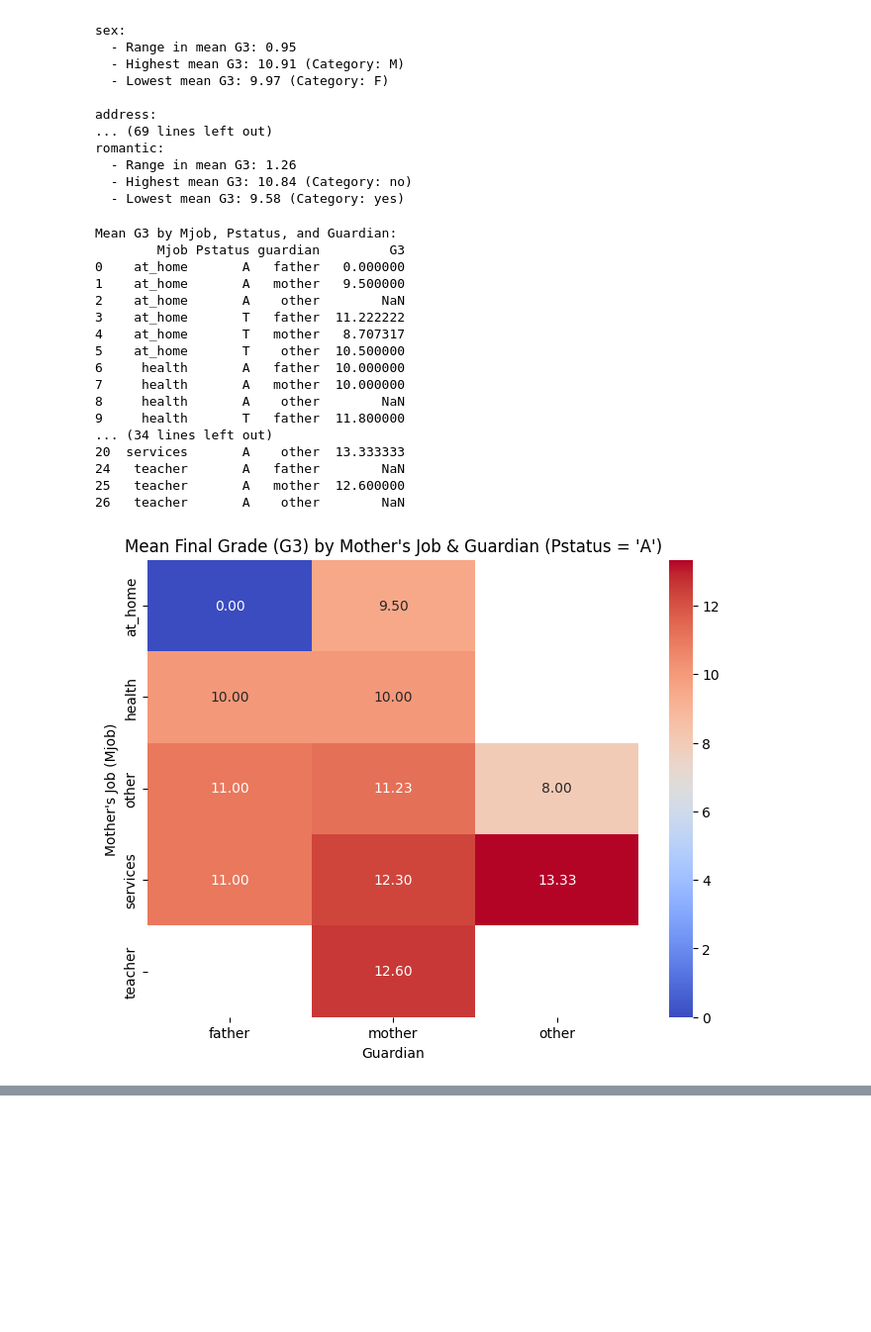
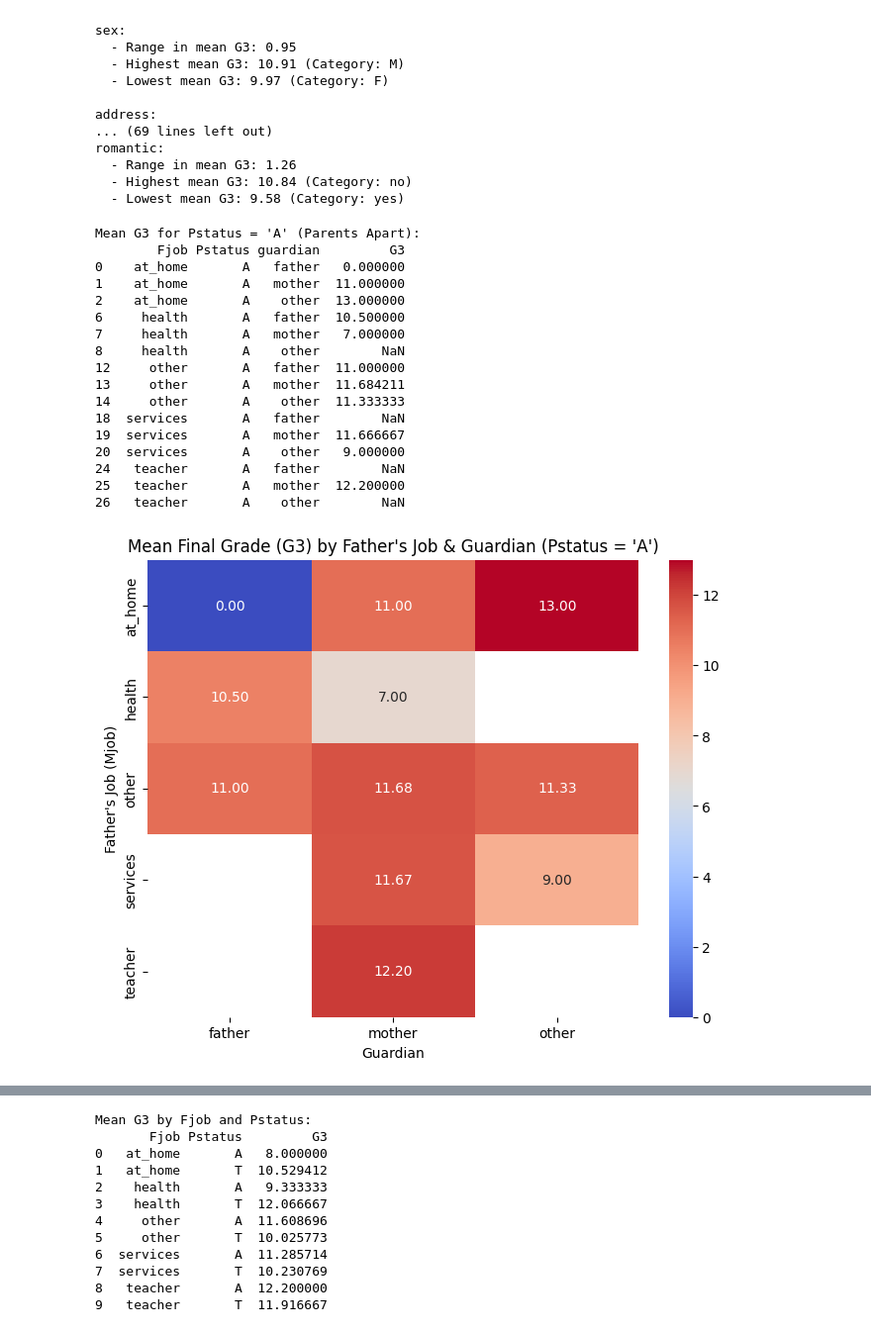
Before and after one commit to BjornCLind/PythonDataAnalysis, a Jupyter notebook: student_analysis.ipynb, the cells around one changed output, grey strips where cells are left out. Shown at 99% size. Drawn from its saved outputs; the diff is of its cells as text; code cells hidden in the pictures; blank space fills up the shorter version.

```diff
--- a/student_analysis.ipynb
+++ b/student_analysis.ipynb
@@ -579,16 +601,29 @@ romantic:
   - Highest mean G3: 10.84 (Category: no)
   - Lowest mean G3: 9.58 (Category: yes)
 # %%
-import pandas as pd
-import matplotlib.pyplot as plt
-import seaborn as sns
+
+
+# Group by Mjob, Pstatus, and guardian; compute mean G3 for each combination
+mjob_pstatus_guardian = df.groupby(['Fjob', 'Pstatus', 'guardian'], observed=False)['G3'].mean().reset_index()
+
+# Filter to only cases where parents are apart (Pstatus = 'A')
+mjob_apart = mjob_pstatus_guardian[mjob_pstatus_guardian['Pstatus'] == 'A']
+print("\nMean G3 for Pstatus = 'A' (Parents Apart):")
+print(mjob_apart)
+
+# Create a pivot table: Mjob as rows and guardian as columns (for Pstatus = 'A')
+pivot_mjob_guardian = mjob_apart.pivot(index='Fjob', columns='guardian', values='G3')
+
+# Visualize the pivot table using a heatmap
+plt.figure(figsize=(8,6))
+sns.heatmap(pivot_mjob_guardian, annot=True, cmap='coolwarm', fmt=".2f")
+plt.title("Mean Final Grade (G3) by Father's Job & Guardian (Pstatus = 'A')")
+plt.xlabel("Guardian")
+plt.ylabel("Father's Job (Mjob)")
+plt.show()
 
 # Group by Mjob, Pstatus, and guardian; compute mean G3 for each combination
 mjob_pstatus_guardian = df.groupby(['Mjob', 'Pstatus', 'guardian'], observed=False)['G3'].mean().reset_index()
-
-# Print all combinations for inspection
-print("Mean G3 by Mjob, Pstatus, and Guardian:")
-print(mjob_pstatus_guardian)
 
 # Filter to only cases where parents are apart (Pstatus = 'A')
 mjob_apart = mjob_pstatus_guardian[mjob_pstatus_guardian['Pstatus'] == 'A']
@@ -600,49 +635,46 @@ pivot_mjob_guardian = mjob_apart.pivot(index='Mjob', columns='guardian', values=
 
 # Visualize the pivot table using a heatmap
 plt.figure(figsize=(8,6))
 sns.heatmap(pivot_mjob_guardian, annot=True, cmap='coolwarm', fmt=".2f")
 plt.title("Mean Final Grade (G3) by Mother's Job & Guardian (Pstatus = 'A')")
 plt.xlabel("Guardian")
 plt.ylabel("Mother's Job (Mjob)")
 plt.show()
 
-import pandas as pd
-import matplotlib.pyplot as plt
-import seaborn as sns
 
 # Group by both Fjob and Pstatus, then compute the mean G3 for each combination.
 mjob_pstatus = df.groupby(['Fjob', 'Pstatus'], observed=False)['G3'].mean().reset_index()
 
 # Print the results to inspect
 print("Mean G3 by Fjob and Pstatus:")
 print(mjob_pstatus)
 
 # Create a pivot table for visualization (Fjob as rows, Pstatus as columns)
 pivot_table = mjob_pstatus.pivot(index='Fjob', columns='Pstatus', values='G3')
 
 # Visualize the interaction using a heatmap
 plt.figure(figsize=(8,6))
 sns.heatmap(pivot_table, annot=True, cmap='coolwarm', fmt=".2f")
-plt.title("Mean Final Grade (G3) by Mother's Job and Parental Cohabitation Status")
+plt.title("Mean Final Grade (G3) by Father's Job and Parental Cohabitation Status")
 plt.xlabel("Parental Cohabitation Status (Pstatus)")
-plt.ylabel("Mother's Job (Fjob)")
+plt.ylabel("Father's Job (Fjob)")
 plt.show()
 # %% [output]
-Mean G3 by Mjob, Pstatus, and Guardian:
-        Mjob Pstatus guardian         G3
+Mean G3 for Pstatus = 'A' (Parents Apart):
+        Fjob Pstatus guardian         G3
 0    at_home       A   father   0.000000
-1    at_home       A   mother   9.500000
-2    at_home       A    other        NaN
-3    at_home       T   father  11.222222
-4    at_home       T   mother   8.707317
-5    at_home       T    other  10.500000
-6     health       A   father  10.000000
-7     health       A   mother  10.000000
+1    at_home       A   mother  11.000000
+2    at_home       A    other  13.000000
+6     health       A   father  10.500000
+7     health       A   mother   7.000000
 8     health       A    other        NaN
-9     health       T   father  11.800000
-... (34 lines left out)
-20  services       A    other  13.333333
+12     other       A   father  11.000000
+13     other       A   mother  11.684211
+14     other       A    other  11.333333
+18  services       A   father        NaN
+19  services       A   mother  11.666667
+20  services       A    other   9.000000
 24   teacher       A   father        NaN
-25   teacher       A   mother  12.600000
+25   teacher       A   mother  12.200000
 26   teacher       A    other        NaN
-[figure, old version]
+[figure, new version]
@@ -661,0 +699,12 @@ Mean G3 by Fjob and Pstatus:
+Mean G3 by Fjob and Pstatus:
+       Fjob Pstatus         G3
+0   at_home       A   8.000000
+1   at_home       T  10.529412
+2    health       A   9.333333
+3    health       T  12.066667
+4     other       A  11.608696
+5     other       T  10.025773
+6  services       A  11.285714
+7  services       T  10.230769
+8   teacher       A  12.200000
+9   teacher       T  11.916667
```
Also changed, not shown: parts of 7 cells of this notebook.
